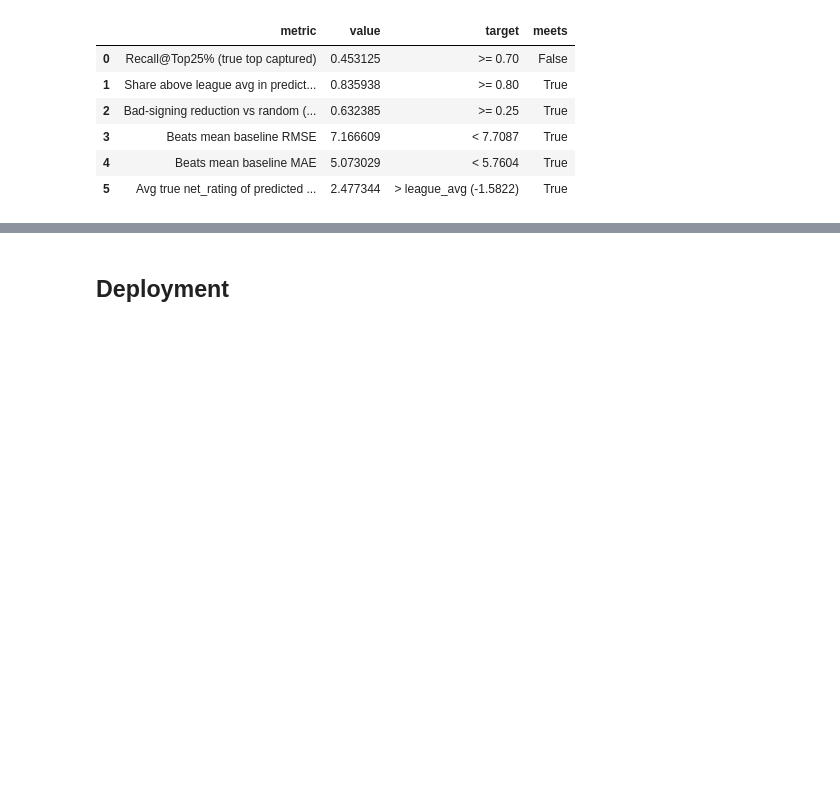
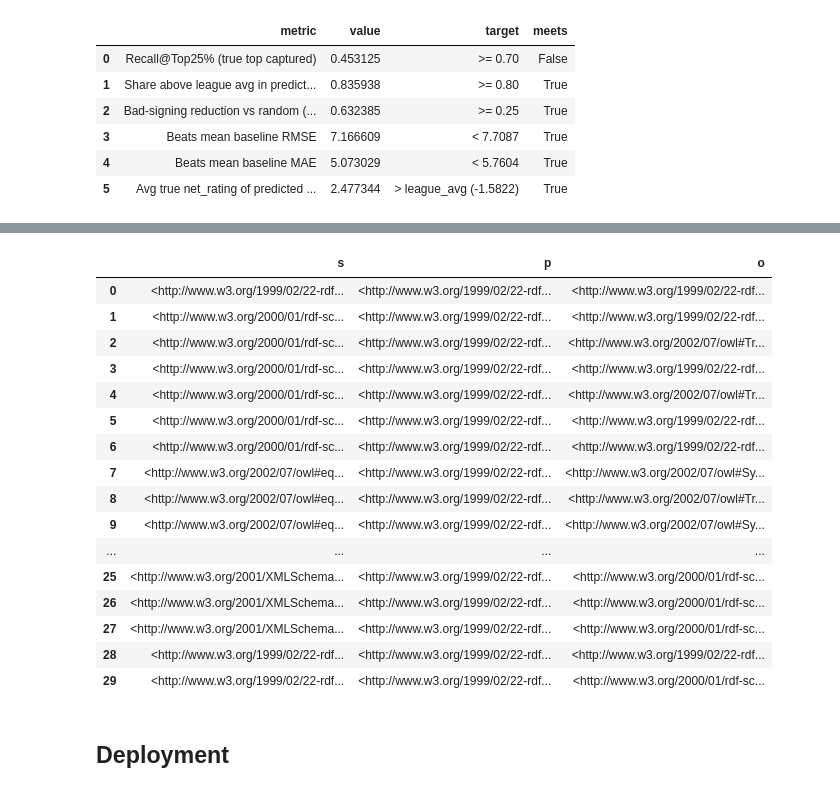
Before and after one commit to timg4/BusinessIntelligence, a Jupyter notebook: Assignment3/Ass3.ipynb, the cells around one changed output, grey strips where cells are left out. Saved outputs shown, nothing was run; the diff lists cells and outputs as text; code cells hidden in the pictures; blank space fills up the shorter version.

```diff
--- a/Assignment3/Ass3.ipynb
+++ b/Assignment3/Ass3.ipynb
@@ -3186,6 +3194,32 @@ triples_5e = [
 ]
 
 engine.insert(triples_5e, prefixes=prefixes)
+# %%
+test_query = f"""
+{prefix_header}
+SELECT ?s ?p ?o WHERE {{
+  ?s ?p ?o .
+}} LIMIT 30
+"""
+engine.query(test_query)
+# %% [output]
+|  | s | p | o |
+| 0 | <http://www.w3.org/1999/02/22-rdf... | <http://www.w3.org/1999/02/22-rdf... | <http://www.w3.org/1999/02/22-rdf... |
+| 1 | <http://www.w3.org/2000/01/rdf-sc... | <http://www.w3.org/1999/02/22-rdf... | <http://www.w3.org/1999/02/22-rdf... |
+| 2 | <http://www.w3.org/2000/01/rdf-sc... | <http://www.w3.org/1999/02/22-rdf... | <http://www.w3.org/2002/07/owl#Tr... |
+| 3 | <http://www.w3.org/2000/01/rdf-sc... | <http://www.w3.org/1999/02/22-rdf... | <http://www.w3.org/1999/02/22-rdf... |
+| 4 | <http://www.w3.org/2000/01/rdf-sc... | <http://www.w3.org/1999/02/22-rdf... | <http://www.w3.org/2002/07/owl#Tr... |
+| 5 | <http://www.w3.org/2000/01/rdf-sc... | <http://www.w3.org/1999/02/22-rdf... | <http://www.w3.org/1999/02/22-rdf... |
+| 6 | <http://www.w3.org/2000/01/rdf-sc... | <http://www.w3.org/1999/02/22-rdf... | <http://www.w3.org/1999/02/22-rdf... |
+| 7 | <http://www.w3.org/2002/07/owl#eq... | <http://www.w3.org/1999/02/22-rdf... | <http://www.w3.org/2002/07/owl#Sy... |
+| 8 | <http://www.w3.org/2002/07/owl#eq... | <http://www.w3.org/1999/02/22-rdf... | <http://www.w3.org/2002/07/owl#Tr... |
+| 9 | <http://www.w3.org/2002/07/owl#eq... | <http://www.w3.org/1999/02/22-rdf... | <http://www.w3.org/2002/07/owl#Sy... |
+| ... | ... | ... | ... |
+| 25 | <http://www.w3.org/2001/XMLSchema... | <http://www.w3.org/1999/02/22-rdf... | <http://www.w3.org/2000/01/rdf-sc... |
+| 26 | <http://www.w3.org/2001/XMLSchema... | <http://www.w3.org/1999/02/22-rdf... | <http://www.w3.org/2000/01/rdf-sc... |
+| 27 | <http://www.w3.org/2001/XMLSchema... | <http://www.w3.org/1999/02/22-rdf... | <http://www.w3.org/2000/01/rdf-sc... |
+| 28 | <http://www.w3.org/1999/02/22-rdf... | <http://www.w3.org/1999/02/22-rdf... | <http://www.w3.org/1999/02/22-rdf... |
+| 29 | <http://www.w3.org/1999/02/22-rdf... | <http://www.w3.org/1999/02/22-rdf... | <http://www.w3.org/2000/01/rdf-sc... |
 # %% [markdown]
 ## Deployment
 # %%
```
Also changed, not shown: parts of 6 cells of this notebook, 1 other file.
